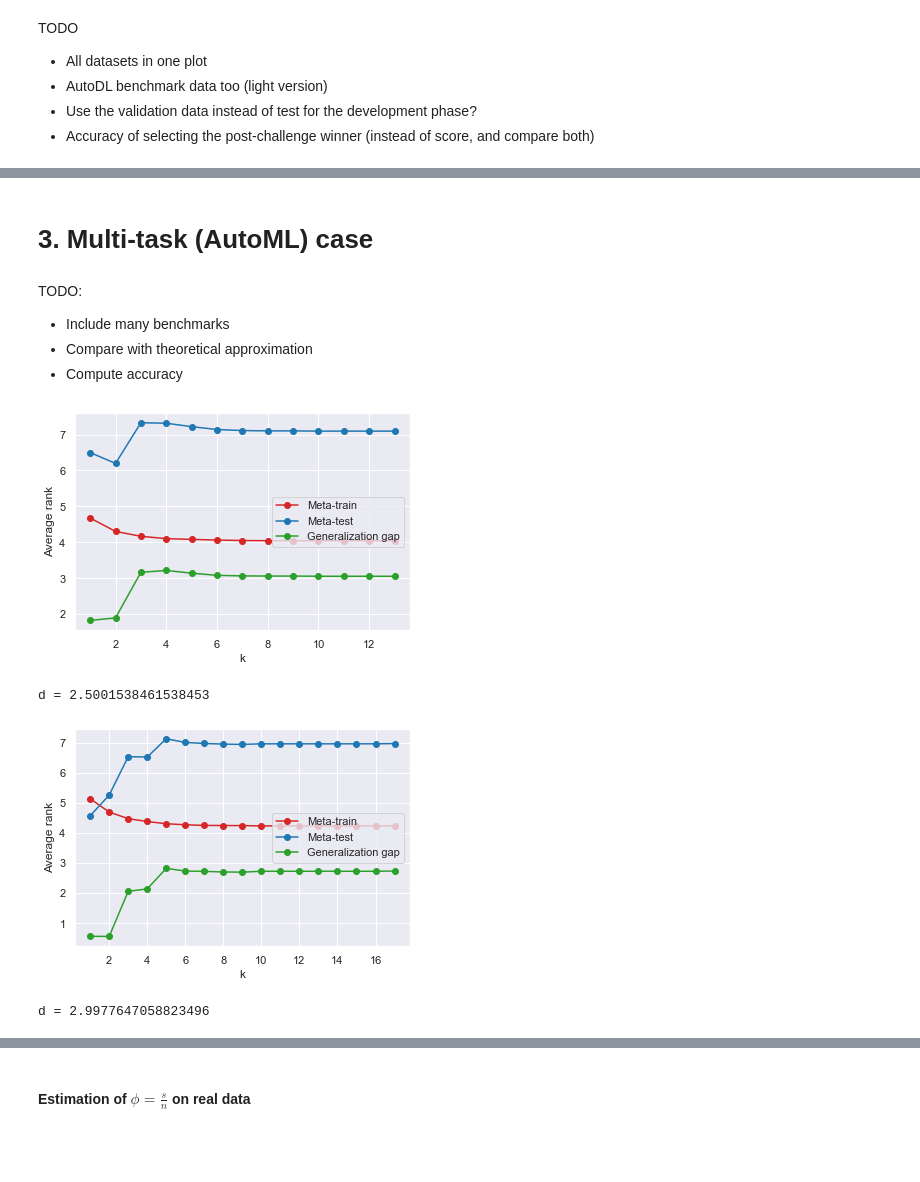
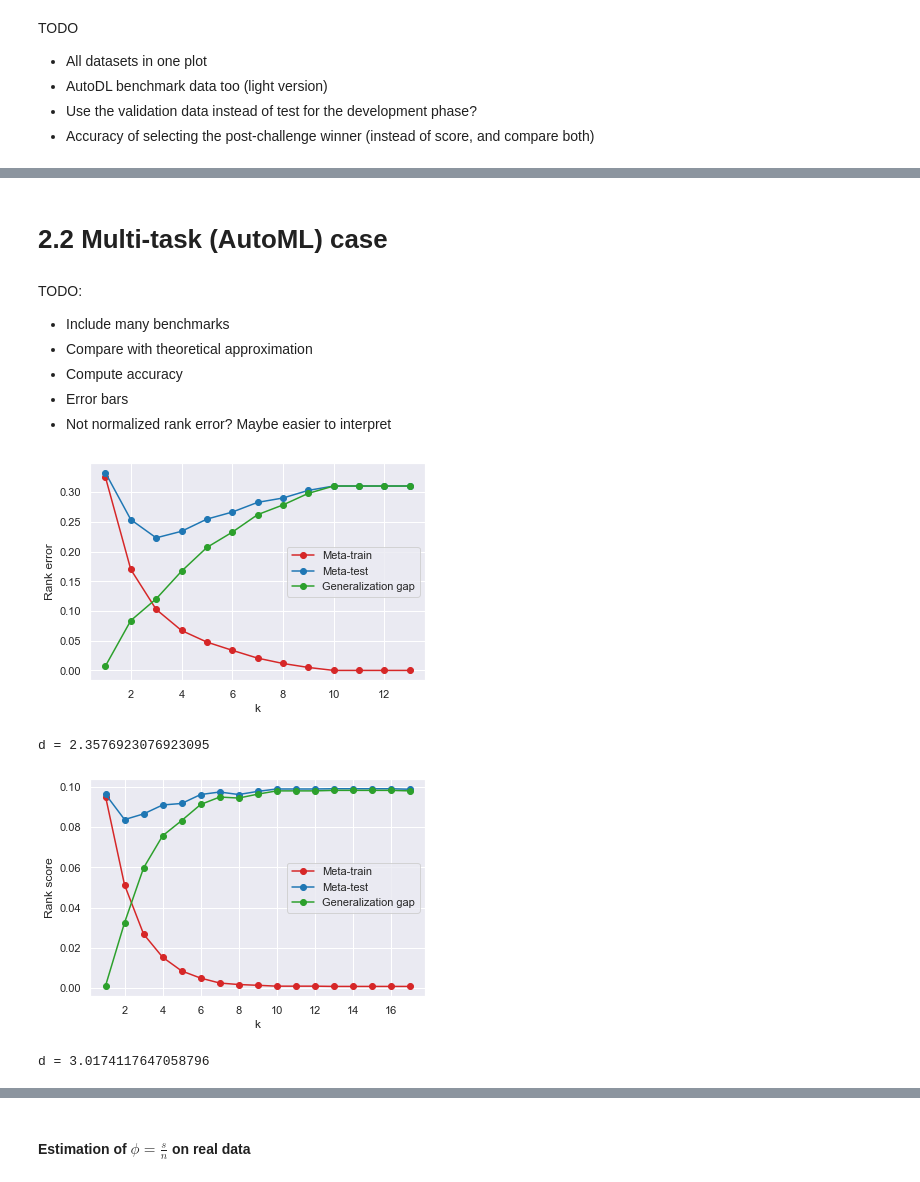
Before and after one commit to Didayolo/automl-conf-2022, a Jupyter notebook: experiments.ipynb, the cells around one changed output, grey strips where cells are left out. Saved outputs shown, nothing was run; the diff lists cells and outputs as text; code cells hidden in the pictures; blank space fills up the shorter version.

```diff
--- a/experiments.ipynb
+++ b/experiments.ipynb
@@ -122,8 +121,8 @@ trials = 10000
 _n = [20]
 _N = list(range(20*5))
 
-for n in tqdm(_n):
-    for N in _N:
+for n in _n:
+    for N in tqdm(_N):
         # Artificial judges
         g = rk.generator.SwapGenerator()
         g.fit(list(range(n)))
@@ -171,10 +164,10 @@ def approx_pk(n, N, k):
     ''' Approximation of acc(k), the probability that the true winner is selected by select-k-best method.
     '''
     prior = proba_top_k(0, k, n, N) # P(true winner in top k)
-    pk = proba_move(0, 0, n, N) # # P(k=1) = P(k=n) = proba of winner wining
+    pk = approx_walk(0, 0, n, N) # # P(k=1) = P(k=n) = proba of winner wining
     for e in range(1, n): # all other candidates
         # P(K) is increased when another candidate would win but is not in topk
-        pk += (1 - proba_top_k(e, k, n, N)) * proba_move(e, 0, n, N)
+        pk += (1 - proba_top_k(e, k, n, N)) * approx_walk(e, 0, n, N)
     return pk * prior
 
 def approx_k_star(n, N):
@@ -312,9 +305,9 @@ plt.show()
 # k*
 emp_ks, pre_ks, _phi = [], [], []
 n = 10
-_N = range(0, 50, 2)
-for N in _N:
-    emp_ks.append(evaluate_k_star(n, N, trials=5000))
+_N = range(0, 100, 1)
+for N in tqdm(_N):
+    emp_ks.append(evaluate_k_star(n, N, trials=1000))
     pre_ks.append(approx_k_star(n, N))
     _phi.append(N / n)
 
@@ -402 +442,30 @@ n = 50
+# %%
+def experiment(data, trials=200, ranks=False, show_score_plot=False):
+    """ Run experiments on real data.
+
+    If ranks = True, judges are converted to rank (useful when judges are datasets)
+    """
+    # Top-k scores
+    _k = range(1, data.shape[0]+1)
+    tr, te, trr, ter, d = evaluate_acc_real(data, ranks=ranks, trials=trials, return_d=True)
+
+    # Plot RANKS
+    plt.plot(_k, trr, 'o-', label='Meta-train', color='tab:red')
+    plt.plot(_k, ter, 'o-', label='Meta-test', color='tab:blue')
+    plt.plot(_k, np.abs(trr - ter), 'o-', label='Generalization gap', color='tab:green')
+    plt.xlabel('k')
+    plt.ylabel('Rank error')
+    plt.legend(loc='center right')
+    plt.show()
+    print('d = {}'.format(d))
+
+    # Plot SCORES
+    if show_score_plot:
+        plt.plot(_k, tr, 'o-', label='Meta-train', color='tab:red')
+        plt.plot(_k, te, 'o-', label='Meta-test', color='tab:blue')
+        plt.xlabel('k')
+        plt.ylabel('Average score')
+        plt.legend(loc='center right')
+        plt.show()
+        print('d = {}'.format(d))
 # %% [markdown]
@@ -503,11 +532,13 @@ Using Kendall distance?
 # %% [markdown]
-<a id='part3'></a>
-# 3. Multi-task (AutoML) case
+<a id='partB'></a>
+# 2.2 Multi-task (AutoML) case
 # %% [markdown]
 TODO:
 - Include many benchmarks
 - Compare with theoretical approximation
 - Compute accuracy
+- Error bars
+- Not normalized rank error? Maybe easier to interpret
 # %%
 benchmarks = ['AutoDL-AUC.data', 'AutoML.data', 'Statlog.data', 'OpenML.data']
 path = 'data/benchmarks'
@@ -528,17 +545,17 @@ def automl_experiment(data, trials=200):
 # %%
 # AutoDL
 data = pd.read_csv(os.path.join(path, benchmarks[0]), header=None, sep=' ').T
-automl_experiment(data, trials=500)
+experiment(data, trials=500)
 # %% [output]
-[figure, old version]
+[figure, new version]
-d = 2.5001538461538453
+d = 2.3576923076923095
 # %%
 # AutoML
 data = pd.read_csv(os.path.join(path, benchmarks[1]), header=None, sep=' ').T
-automl_experiment(data, trials=500)
+experiment(data, trials=500)
 # %% [output]
-[figure, old version]
+[figure, new version]
-d = 2.9977647058823496
+d = 3.0174117647058796
 # %%
 # Statlog
 data = pd.read_csv(os.path.join(path, benchmarks[2]), header=None, sep=' ').T
```
Also changed, not shown: parts of 31 cells of this notebook, 1 other file.
